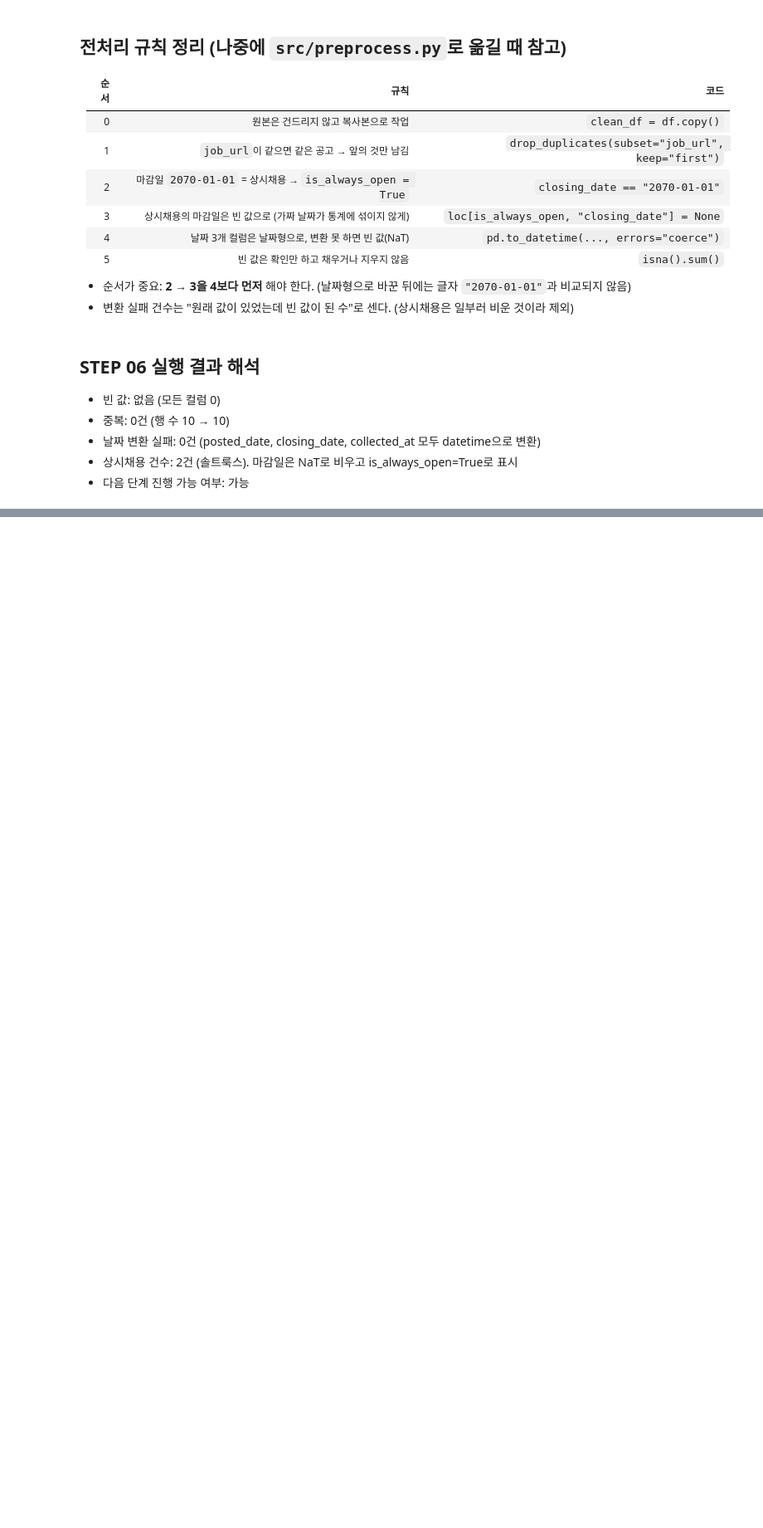
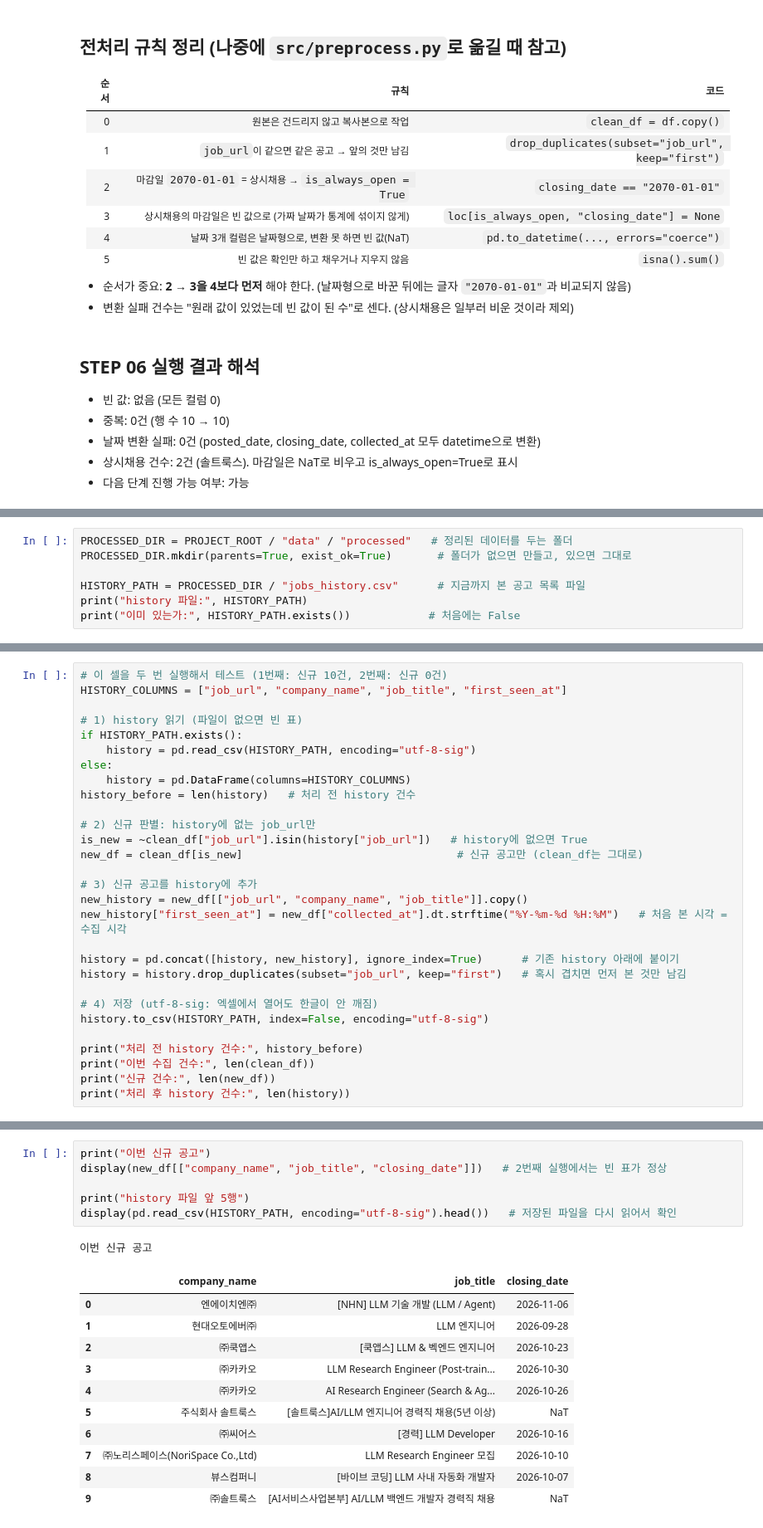
Before and after one commit to lsh0555/claude-code-agent-course, a Jupyter notebook: chapter11/ax-job-agent/notebooks/ax_job_pipeline.ipynb, the cells around one changed output, grey strips where cells are left out. Shown at 83% size. Cells and saved outputs as stored; diff of their text form; blank space fills up the shorter version.

```diff
--- a/chapter11/ax-job-agent/notebooks/ax_job_pipeline.ipynb
+++ b/chapter11/ax-job-agent/notebooks/ax_job_pipeline.ipynb
@@ -571,0 +597,7 @@ collected_at 변환 실패: 0
+# %%
+PROCESSED_DIR = PROJECT_ROOT / "data" / "processed"   # 정리된 데이터를 두는 폴더
+PROCESSED_DIR.mkdir(parents=True, exist_ok=True)       # 폴더가 없으면 만들고, 있으면 그대로
+
+HISTORY_PATH = PROCESSED_DIR / "jobs_history.csv"      # 지금까지 본 공고 목록 파일
+print("history 파일:", HISTORY_PATH)
+print("이미 있는가:", HISTORY_PATH.exists())            # 처음에는 False
@@ -571,0 +607,29 @@ collected_at 변환 실패: 0
+# %%
+# 이 셀을 두 번 실행해서 테스트 (1번째: 신규 10건, 2번째: 신규 0건)
+HISTORY_COLUMNS = ["job_url", "company_name", "job_title", "first_seen_at"]
+
+# 1) history 읽기 (파일이 없으면 빈 표)
+if HISTORY_PATH.exists():
+    history = pd.read_csv(HISTORY_PATH, encoding="utf-8-sig")
+else:
+    history = pd.DataFrame(columns=HISTORY_COLUMNS)
+history_before = len(history)   # 처리 전 history 건수
+
+# 2) 신규 판별: history에 없는 job_url만
+is_new = ~clean_df["job_url"].isin(history["job_url"])   # history에 없으면 True
+new_df = clean_df[is_new]                                 # 신규 공고만 (clean_df는 그대로)
+
+# 3) 신규 공고를 history에 추가
+new_history = new_df[["job_url", "company_name", "job_title"]].copy()
+new_history["first_seen_at"] = new_df["collected_at"].dt.strftime("%Y-%m-%d %H:%M")   # 처음 본 시각 = 수집 시각
+
+history = pd.concat([history, new_history], ignore_index=True)      # 기존 history 아래에 붙이기
+history = history.drop_duplicates(subset="job_url", keep="first")   # 혹시 겹치면 먼저 본 것만 남김
+
+# 4) 저장 (utf-8-sig: 엑셀에서 열어도 한글이 안 깨짐)
+history.to_csv(HISTORY_PATH, index=False, encoding="utf-8-sig")
+
+print("처리 전 history 건수:", history_before)
+print("이번 수집 건수:", len(clean_df))
+print("신규 건수:", len(new_df))
+print("처리 후 history 건수:", len(history))
@@ -571,0 +641,19 @@ collected_at 변환 실패: 0
+# %%
+print("이번 신규 공고")
+display(new_df[["company_name", "job_title", "closing_date"]])   # 2번째 실행에서는 빈 표가 정상
+
+print("history 파일 앞 5행")
+display(pd.read_csv(HISTORY_PATH, encoding="utf-8-sig").head())   # 저장된 파일을 다시 읽어서 확인
+# %% [output]
+이번 신규 공고
+|  | company_name | job_title | closing_date |
+| 0 | 엔에이치엔㈜ | [NHN] LLM 기술 개발 (LLM / Agent) | 2026-11-06 |
+| 1 | 현대오토에버㈜ | LLM 엔지니어 | 2026-09-28 |
+| 2 | ㈜쿡앱스 | [쿡앱스] LLM & 벡엔드 엔지니어 | 2026-10-23 |
+| 3 | ㈜카카오 | LLM Research Engineer (Post-train... | 2026-10-30 |
+| 4 | ㈜카카오 | AI Research Engineer (Search & Ag... | 2026-10-26 |
+| 5 | 주식회사 솔트룩스 | [솔트룩스]AI/LLM 엔지니어 경력직 채용(5년 이상) | NaT |
+| 6 | ㈜씨어스 | [경력] LLM Developer | 2026-10-16 |
+| 7 | ㈜노리스페이스(NoriSpace Co.,Ltd) | LLM Research Engineer 모집 | 2026-10-10 |
+| 8 | 뷰스컴퍼니 | [바이브 코딩] LLM 사내 자동화 개발자 | 2026-10-07 |
+| 9 | ㈜솔트룩스 | [AI서비스사업본부] AI/LLM 백엔드 개발자 경력직 채용 | NaT |
```
Also changed, not shown: parts of 9 cells of this notebook, 1 other file.
